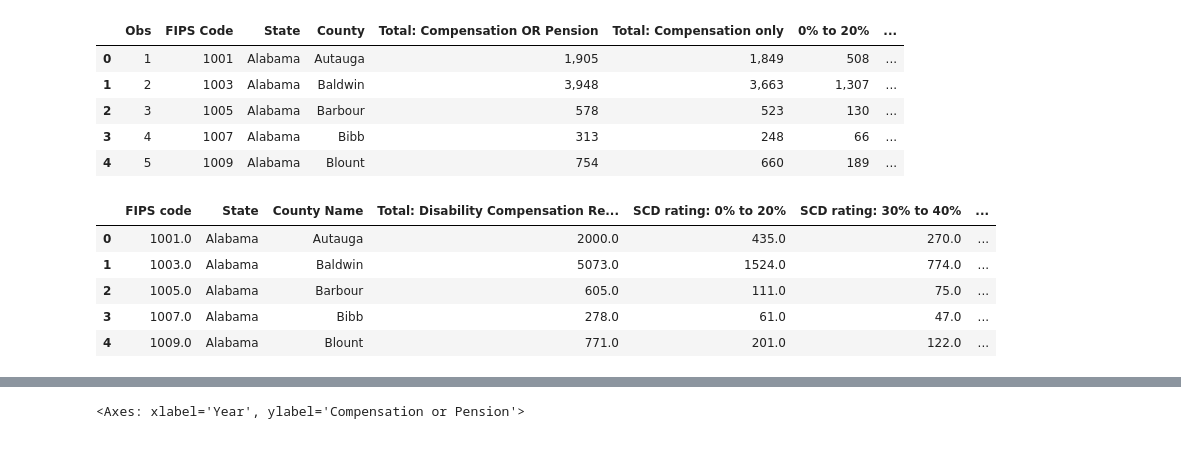
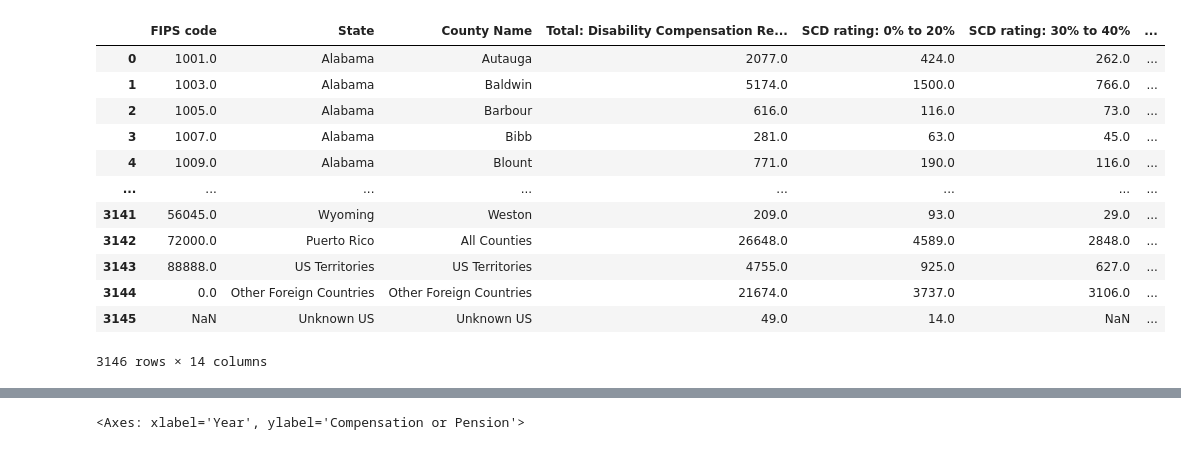
Before and after one commit to nicduffee/project1, a Jupyter notebook: Disability.ipynb, the cells around one changed output, grey strips where cells are left out. Saved outputs shown, nothing was run; the diff lists cells and outputs as text; code cells hidden in the pictures.

```diff
--- a/Disability.ipynb
+++ b/Disability.ipynb
@@ -1,29 +1,29 @@
 # %%
 import matplotlib.pyplot as plt
 import pandas as pd
 import scipy.stats as st
 import numpy as np
 from scipy.stats import linregress
 
 compensation_2015 = pd.read_csv("Resources/Programs/Compensation_by_County_2015.csv")
 compensation_2017 = pd.read_csv("Resources/Programs/Compensation_by_County_2017.csv")
 compensation_2020 = pd.read_csv("Resources/Programs/Compensation_by_County_2020.csv")
+compensation_2021 = pd.read_csv("Resources/Programs/Compenstion_by_County_2021.csv")
 program_users = pd.read_csv("Resources/Programs/Users_by_Program__2010_2021.csv")
+
+
+compensation_2021
+# %% [output]
+|  | FIPS code | State | County Name | Total: Disability Compensation Re... | SCD rating: 0% to 20% | SCD rating: 30% to 40% | ... |
+| 0 | 1001.0 | Alabama | Autauga | 2077.0 | 424.0 | 262.0 | ... |
+| 1 | 1003.0 | Alabama | Baldwin | 5174.0 | 1500.0 | 766.0 | ... |
+| 2 | 1005.0 | Alabama | Barbour | 616.0 | 116.0 | 73.0 | ... |
+| 3 | 1007.0 | Alabama | Bibb | 281.0 | 63.0 | 45.0 | ... |
+| 4 | 1009.0 | Alabama | Blount | 771.0 | 190.0 | 116.0 | ... |
+| ... | ... | ... | ... | ... | ... | ... | ... |
+| 3141 | 56045.0 | Wyoming | Weston | 209.0 | 93.0 | 29.0 | ... |
+| 3142 | 72000.0 | Puerto Rico | All Counties | 26648.0 | 4589.0 | 2848.0 | ... |
+| 3143 | 88888.0 | US Territories | US Territories | 4755.0 | 925.0 | 627.0 | ... |
+| 3144 | 0.0 | Other Foreign Countries | Other Foreign Countries | 21674.0 | 3737.0 | 3106.0 | ... |
+| 3145 | NaN | Unknown US | Unknown US | 49.0 | 14.0 | NaN | ... |
+3146 rows × 14 columns
-# %%
-compensation_2015.head()
-# %% [output]
-|  | Obs | FIPS Code | State | County | Total: Compensation OR Pension | Total: Compensation only | 0% to 20% | ... |
-| 0 | 1 | 1001 | Alabama | Autauga | 1,905 | 1,849 | 508 | ... |
-| 1 | 2 | 1003 | Alabama | Baldwin | 3,948 | 3,663 | 1,307 | ... |
-| 2 | 3 | 1005 | Alabama | Barbour | 578 | 523 | 130 | ... |
-| 3 | 4 | 1007 | Alabama | Bibb | 313 | 248 | 66 | ... |
-| 4 | 5 | 1009 | Alabama | Blount | 754 | 660 | 189 | ... |
-# %%
-compensation_2020.head()
-# %% [output]
-|  | FIPS code | State | County Name | Total: Disability Compensation Re... | SCD rating: 0% to 20% | SCD rating: 30% to 40% | ... |
-| 0 | 1001.0 | Alabama | Autauga | 2000.0 | 435.0 | 270.0 | ... |
-| 1 | 1003.0 | Alabama | Baldwin | 5073.0 | 1524.0 | 774.0 | ... |
-| 2 | 1005.0 | Alabama | Barbour | 605.0 | 111.0 | 75.0 | ... |
-| 3 | 1007.0 | Alabama | Bibb | 278.0 | 61.0 | 47.0 | ... |
-| 4 | 1009.0 | Alabama | Blount | 771.0 | 201.0 | 122.0 | ... |
```
Also changed, not shown: parts of 27 cells of this notebook, 1 other file.
